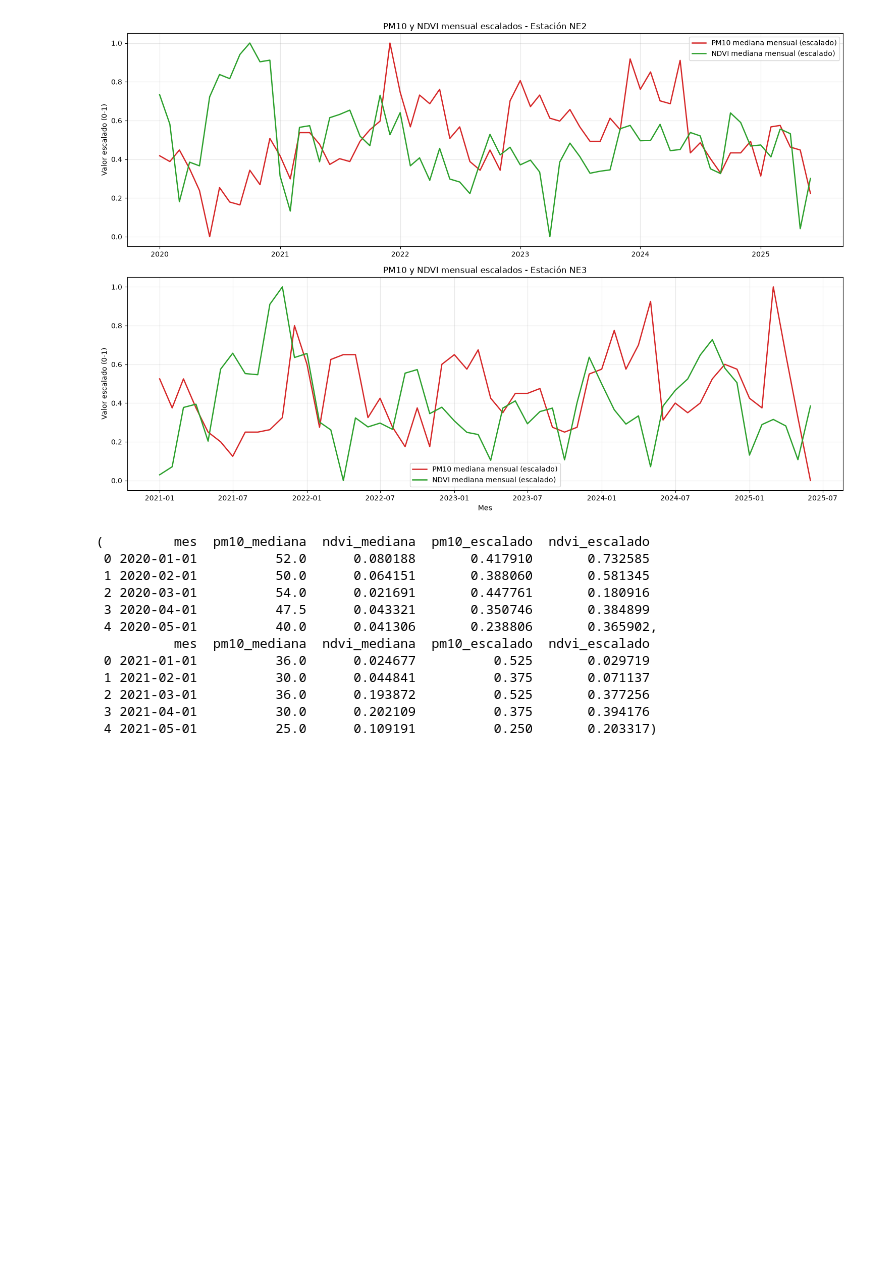
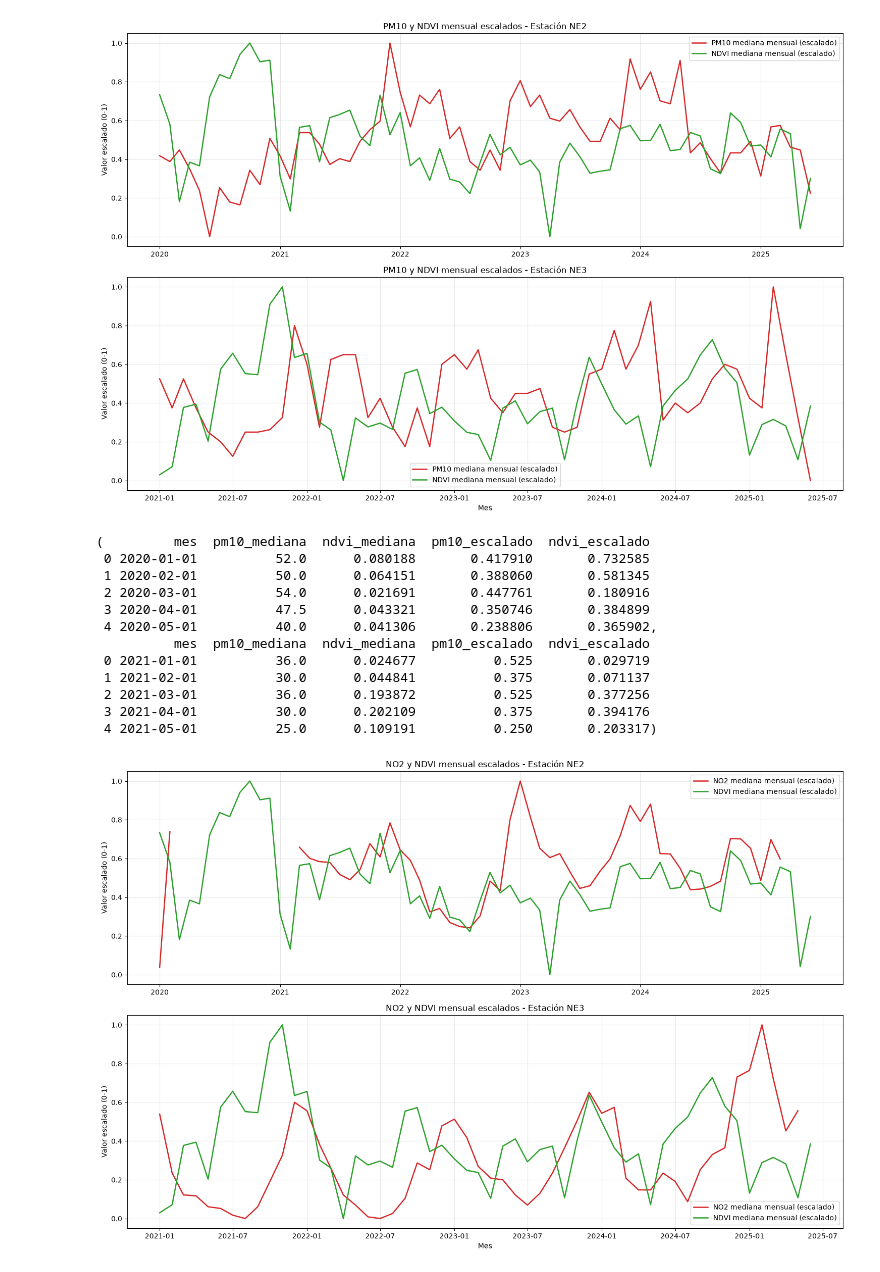
Before and after one commit to yazmans/MA2003B, a Jupyter notebook: Etapa 1/Datos_areas_verdes.ipynb, the cells around one changed output. Saved outputs shown, nothing was run; the diff lists cells and outputs as text; code cells hidden in the pictures; blank space fills up the shorter version.

```diff
--- a/Etapa 1/Datos_areas_verdes.ipynb
+++ b/Etapa 1/Datos_areas_verdes.ipynb
@@ -316,3 +316,82 @@ serie_NE2.head(), serie_NE3.head()
  2 2021-03-01          36.0      0.193872          0.525       0.377256
  3 2021-04-01          30.0      0.202109          0.375       0.394176
  4 2021-05-01          25.0      0.109191          0.250       0.203317)
+# %%
+import matplotlib.pyplot as plt
+import pandas as pd
+
+
+def escalar_min_max(serie):
+    """Escala una serie al intervalo [0, 1], ignorando valores faltantes."""
+    minimo = serie.min()
+    maximo = serie.max()
+    if pd.isna(minimo) or minimo == maximo:
+        return serie * 0
+    return (serie - minimo) / (maximo - minimo)
+
+
+def preparar_datos_estacion(datos_no2, nombre_estacion):
+    """Agrega NO2 por mes y lo combina con el NDVI mensual."""
+    no2_mensual = (
+        datos_no2.assign(
+            mes=datos_no2["date"].dt.to_period("M").dt.to_timestamp(),
+            NO2=pd.to_numeric(datos_no2["NO2"], errors="coerce"),
+        )
+        .groupby("mes", as_index=False)["NO2"]
+        .median()
+        .rename(columns={"NO2": "no2_mediana"})
+    )
+
+    ndvi_estacion = ndvi_mensual.loc[
+        ndvi_mensual["estacion"] == nombre_estacion,
+        ["mes", "ndvi_mediana"],
+    ]
+    datos = no2_mensual.merge(ndvi_estacion, on="mes", how="inner")
+    datos = datos.sort_values("mes")
+    datos["no2_escalado"] = escalar_min_max(datos["no2_mediana"])
+    datos["ndvi_escalado"] = escalar_min_max(datos["ndvi_mediana"])
+    return datos
+
+
+# El CSV guarda mes como texto; se convierte al mismo tipo que usa PM10.
+ndvi_mensual["mes"] = pd.to_datetime(ndvi_mensual["mes"])
+NE2["date"] = pd.to_datetime(NE2["date"])
+NE3["date"] = pd.to_datetime(NE3["date"])
+
+serie_NE2 = preparar_datos_estacion(NE2, "NE2")
+serie_NE3 = preparar_datos_estacion(NE3, "NE3")
+
+fig, ejes = plt.subplots(2, 1, figsize=(15, 10), sharey=True)
+
+for eje, datos, nombre_estacion in zip(
+    ejes,
+    [serie_NE2, serie_NE3],
+    ["NE2", "NE3"],
+):
+    eje.plot(
+        datos["mes"],
+        datos["no2_escalado"],
+        label="NO2 mediana mensual (escalado)",
+        color="tab:red",
+        linewidth=1.8,
+    )
+    eje.plot(
+        datos["mes"],
+        datos["ndvi_escalado"],
+        label="NDVI mediana mensual (escalado)",
+        color="tab:green",
+        linewidth=1.8,
+    )
+    eje.set_title(f"NO2 y NDVI mensual escalados - Estación {nombre_estacion}")
+    eje.set_ylabel("Valor escalado (0-1)")
+    eje.grid(True, alpha=0.3)
+    eje.legend()
+
+# NE3 empieza en 2021 porque no tiene observaciones de 2020.
+ejes[-1].set_xlabel("Mes")
+plt.tight_layout()
+plt.show()
+
+serie_NE2.head(), serie_NE3.head()
+# %% [output]
+[figure, added]
```
Also changed, not shown: parts of 4 cells of this notebook, 6 other files.
